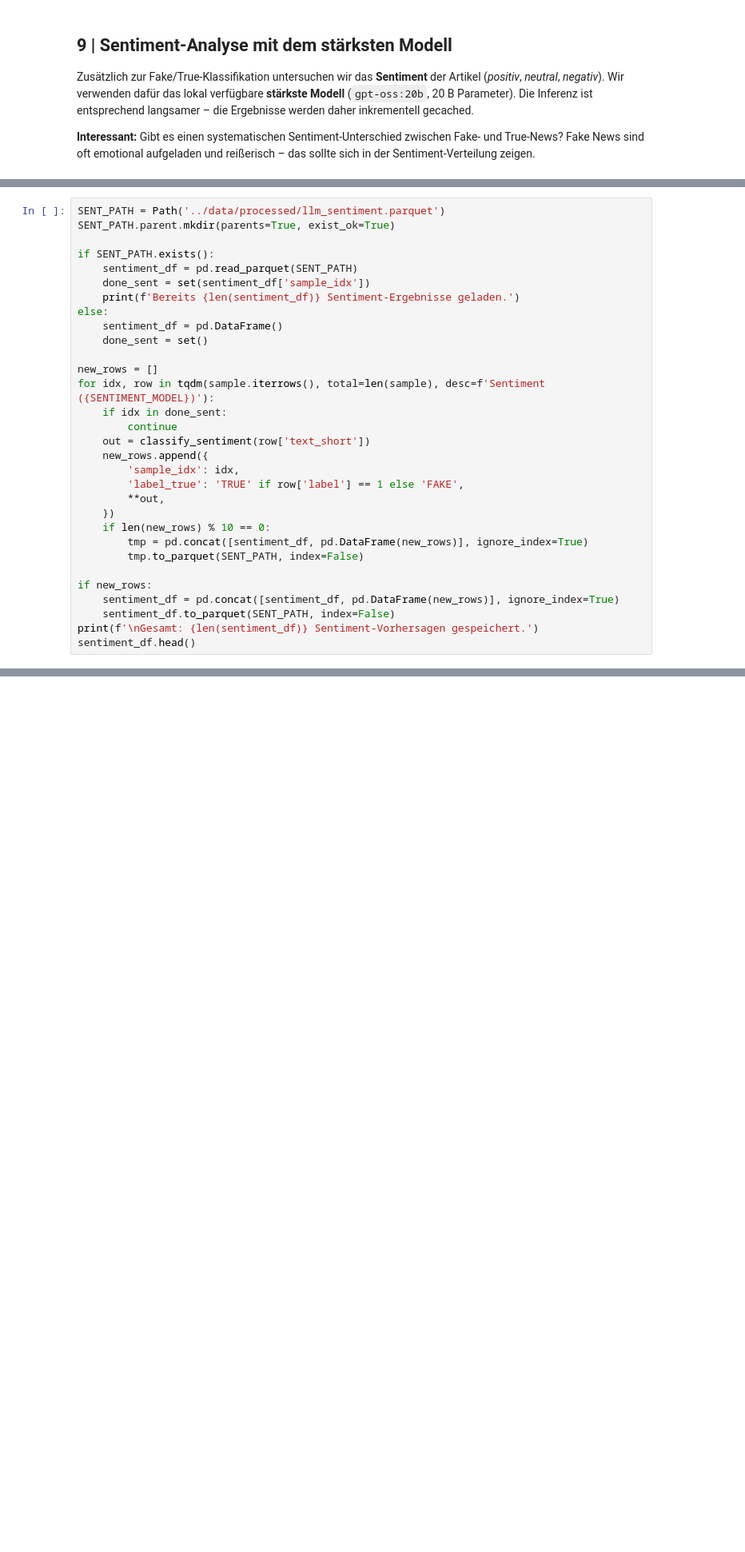
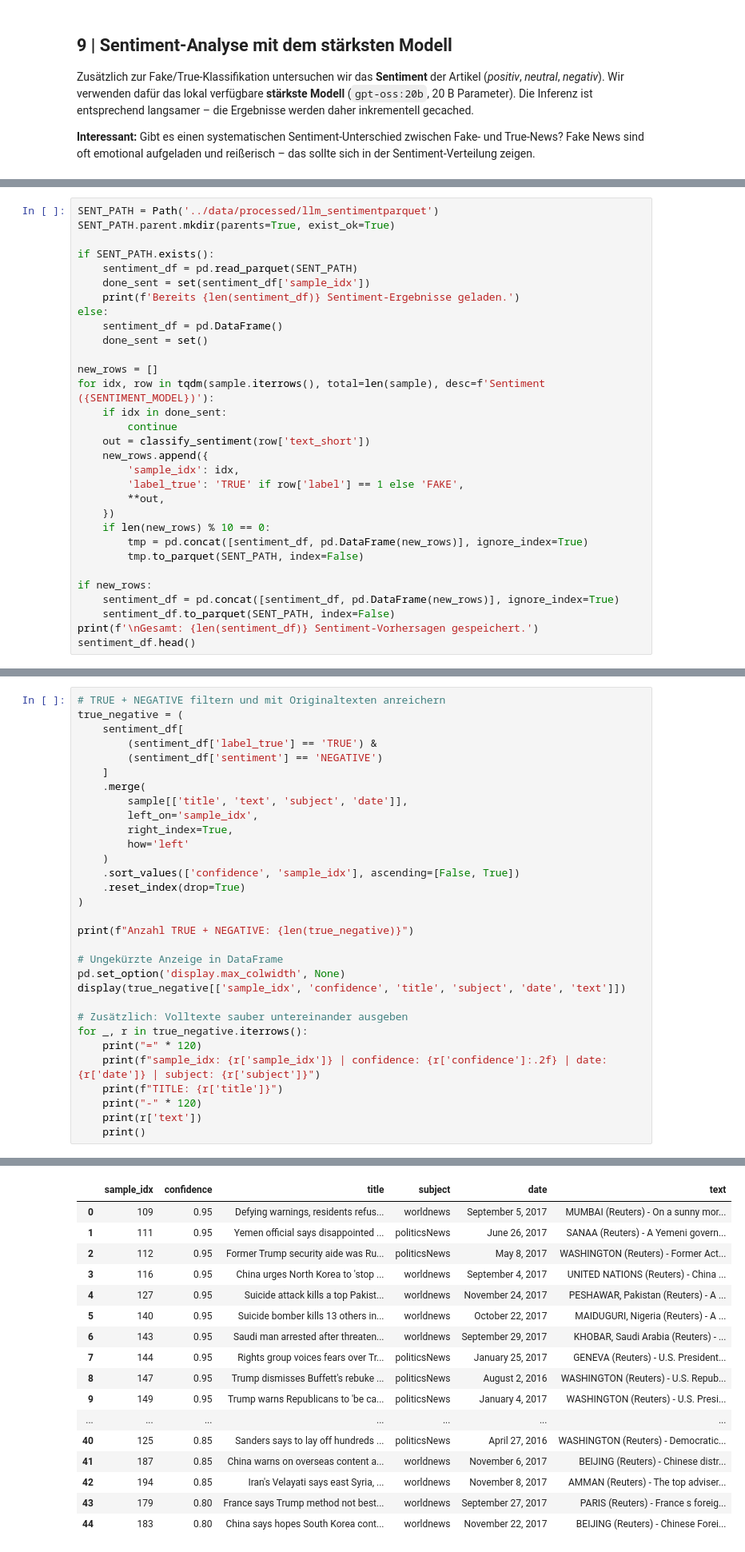
Before and after one commit to dan-am/machine_learning_DSM, a Jupyter notebook: notebooks/04_fake_news_llm.ipynb, the cells around one changed output, grey strips where cells are left out. Shown at 80% size. Drawn from its saved outputs; the diff is of its cells as text; blank space fills up the shorter version.

```diff
--- a/notebooks/04_fake_news_llm.ipynb
+++ b/notebooks/04_fake_news_llm.ipynb
@@ -440,5 +467,5 @@ print('Demo-Sentiment:', demo_sent)
 # %%
-SENT_PATH = Path('../data/processed/llm_sentiment.parquet')
+SENT_PATH = Path('../data/processed/llm_sentimentparquet')
 SENT_PATH.parent.mkdir(parents=True, exist_ok=True)
 
 if SENT_PATH.exists():
@@ -470,0 +506,32 @@ sentiment_df.head()
+# %%
+# TRUE + NEGATIVE filtern und mit Originaltexten anreichern
+true_negative = (
+    sentiment_df[
+        (sentiment_df['label_true'] == 'TRUE') &
+        (sentiment_df['sentiment'] == 'NEGATIVE')
+    ]
+    .merge(
+        sample[['title', 'text', 'subject', 'date']],
+        left_on='sample_idx',
+        right_index=True,
+        how='left'
+    )
+    .sort_values(['confidence', 'sample_idx'], ascending=[False, True])
+    .reset_index(drop=True)
+)
+
+print(f"Anzahl TRUE + NEGATIVE: {len(true_negative)}")
+
+# Ungekürzte Anzeige in DataFrame
+pd.set_option('display.max_colwidth', None)
+display(true_negative[['sample_idx', 'confidence', 'title', 'subject', 'date', 'text']])
+
+# Zusätzlich: Volltexte sauber untereinander ausgeben
+for _, r in true_negative.iterrows():
+    print("=" * 120)
+    print(f"sample_idx: {r['sample_idx']} | confidence: {r['confidence']:.2f} | date: {r['date']} | subject: {r['subject']}")
+    print(f"TITLE: {r['title']}")
+    print("-" * 120)
+    print(r['text'])
+    print()
+# %% [output]
@@ -470,0 +539,17 @@ sentiment_df.head()
+|  | sample_idx | confidence | title | subject | date | text |
+| 0 | 109 | 0.95 | Defying warnings, residents refus... | worldnews | September 5, 2017 | MUMBAI (Reuters) - On a sunny mor... |
+| 1 | 111 | 0.95 | Yemen official says disappointed ... | politicsNews | June 26, 2017 | SANAA (Reuters) - A Yemeni govern... |
+| 2 | 112 | 0.95 | Former Trump security aide was Ru... | politicsNews | May 8, 2017 | WASHINGTON (Reuters) - Former Act... |
+| 3 | 116 | 0.95 | China urges North Korea to 'stop ... | worldnews | September 4, 2017 | UNITED NATIONS (Reuters) - China ... |
+| 4 | 127 | 0.95 | Suicide attack kills a top Pakist... | worldnews | November 24, 2017 | PESHAWAR, Pakistan (Reuters) - A ... |
+| 5 | 140 | 0.95 | Suicide bomber kills 13 others in... | worldnews | October 22, 2017 | MAIDUGURI, Nigeria (Reuters) - A ... |
+| 6 | 143 | 0.95 | Saudi man arrested after threaten... | worldnews | September 29, 2017 | KHOBAR, Saudi Arabia (Reuters) - ... |
+| 7 | 144 | 0.95 | Rights group voices fears over Tr... | politicsNews | January 25, 2017 | GENEVA (Reuters) - U.S. President... |
+| 8 | 147 | 0.95 | Trump dismisses Buffett's rebuke ... | politicsNews | August 2, 2016 | WASHINGTON (Reuters) - U.S. Repub... |
+| 9 | 149 | 0.95 | Trump warns Republicans to 'be ca... | politicsNews | January 4, 2017 | WASHINGTON (Reuters) - U.S. Presi... |
+| ... | ... | ... | ... | ... | ... | ... |
+| 40 | 125 | 0.85 | Sanders says to lay off hundreds ... | politicsNews | April 27, 2016 | WASHINGTON (Reuters) - Democratic... |
+| 41 | 187 | 0.85 | China warns on overseas content a... | worldnews | November 6, 2017 | BEIJING (Reuters) - Chinese distr... |
+| 42 | 194 | 0.85 | Iran's Velayati says east Syria, ... | worldnews | November 8, 2017 | AMMAN (Reuters) - The top adviser... |
+| 43 | 179 | 0.80 | France says Trump method not best... | worldnews | September 27, 2017 | PARIS (Reuters) - France s foreig... |
+| 44 | 183 | 0.80 | China says hopes South Korea cont... | worldnews | November 22, 2017 | BEIJING (Reuters) - Chinese Forei... |
```
Also changed, not shown: parts of 19 cells of this notebook.
